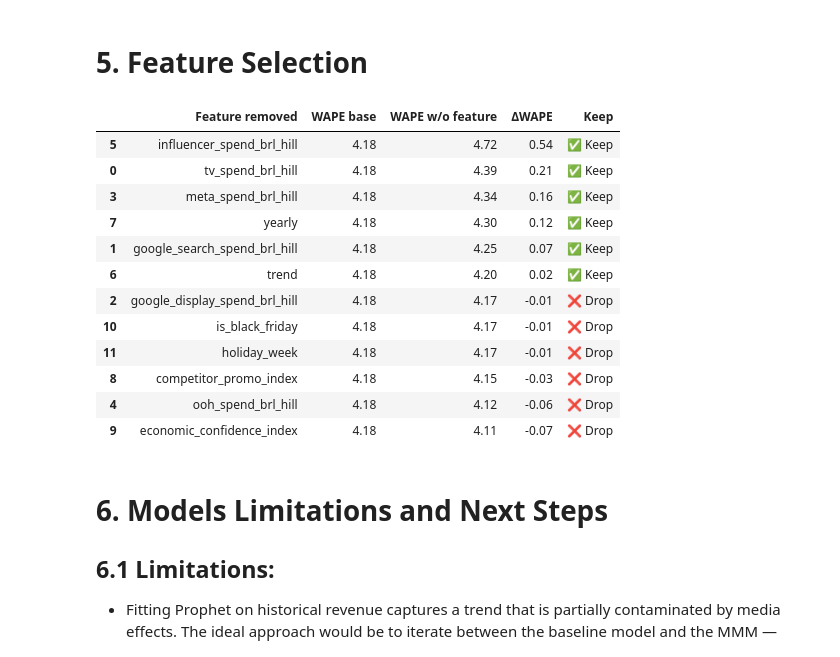
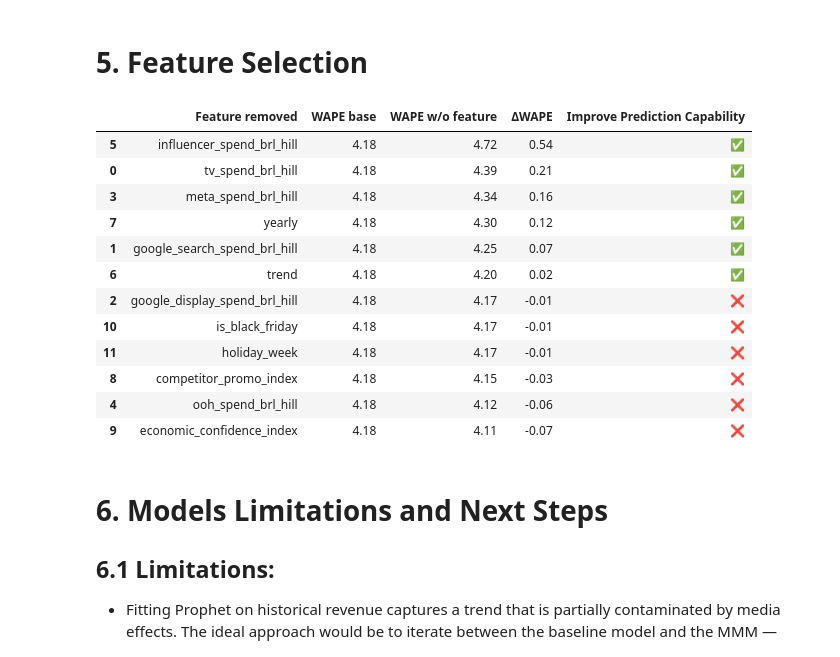
Before and after one commit to TiagoTBarreto/MMM_VAREJO_360, a Jupyter notebook: Case_Tecnico_Uncover_MMM.ipynb, the cells around one changed output. Cells and saved outputs as stored; diff of their text form; code cells hidden in the pictures.

Commit message:
renaming dataframe columns in feature selection section

```diff
--- a/Case_Tecnico_Uncover_MMM.ipynb
+++ b/Case_Tecnico_Uncover_MMM.ipynb
@@ -1554,47 +1554,47 @@ for feature in base_features:
 
         X_train = X_reduced.iloc[train_idx]
         X_test  = X_reduced.iloc[test_idx]
         y_train = y.iloc[train_idx]
         y_test  = y.iloc[test_idx]
 
         scaler_cv = StandardScaler()
         X_train_scaled = scaler_cv.fit_transform(X_train)
         X_test_scaled  = scaler_cv.transform(X_test)
 
         ridge_cv = Ridge(alpha=10, positive=True)
         ridge_cv.fit(X_train_scaled, y_train)
         y_pred = ridge_cv.predict(X_test_scaled)
 
         wape = np.sum(np.abs(y_test - y_pred)) / np.sum(np.abs(y_test)) * 100
         fold_wapes.append(wape)
 
     mean_wape  = np.mean(fold_wapes)
     wape_delta = mean_wape - base_wape
 
     selection_results.append({
         "Feature removed": feature,
         "WAPE base":       round(base_wape, 4),
         "WAPE w/o feature":round(mean_wape, 4),
         "ΔWAPE":           round(wape_delta, 4),
-        "Keep":            "✅ Keep" if wape_delta > 0 else "❌ Drop",
+        "Improve Prediction Capability":            "✅" if wape_delta > 0 else "❌",
     })
 
 selection_df = pd.DataFrame(selection_results).sort_values("ΔWAPE", ascending=False)
 display(selection_df)
 # %% [output]
-|  | Feature removed | WAPE base | WAPE w/o feature | ΔWAPE | Keep |
-| 5 | influencer_spend_brl_hill | 4.18 | 4.72 | 0.54 | ✅ Keep |
-| 0 | tv_spend_brl_hill | 4.18 | 4.39 | 0.21 | ✅ Keep |
-| 3 | meta_spend_brl_hill | 4.18 | 4.34 | 0.16 | ✅ Keep |
-| 7 | yearly | 4.18 | 4.30 | 0.12 | ✅ Keep |
-| 1 | google_search_spend_brl_hill | 4.18 | 4.25 | 0.07 | ✅ Keep |
-| 6 | trend | 4.18 | 4.20 | 0.02 | ✅ Keep |
-| 2 | google_display_spend_brl_hill | 4.18 | 4.17 | -0.01 | ❌ Drop |
-| 10 | is_black_friday | 4.18 | 4.17 | -0.01 | ❌ Drop |
-| 11 | holiday_week | 4.18 | 4.17 | -0.01 | ❌ Drop |
-| 8 | competitor_promo_index | 4.18 | 4.15 | -0.03 | ❌ Drop |
-| 4 | ooh_spend_brl_hill | 4.18 | 4.12 | -0.06 | ❌ Drop |
-| 9 | economic_confidence_index | 4.18 | 4.11 | -0.07 | ❌ Drop |
+|  | Feature removed | WAPE base | WAPE w/o feature | ΔWAPE | Improve Prediction Capability |
+| 5 | influencer_spend_brl_hill | 4.18 | 4.72 | 0.54 | ✅ |
+| 0 | tv_spend_brl_hill | 4.18 | 4.39 | 0.21 | ✅ |
+| 3 | meta_spend_brl_hill | 4.18 | 4.34 | 0.16 | ✅ |
+| 7 | yearly | 4.18 | 4.30 | 0.12 | ✅ |
+| 1 | google_search_spend_brl_hill | 4.18 | 4.25 | 0.07 | ✅ |
+| 6 | trend | 4.18 | 4.20 | 0.02 | ✅ |
+| 2 | google_display_spend_brl_hill | 4.18 | 4.17 | -0.01 | ❌ |
+| 10 | is_black_friday | 4.18 | 4.17 | -0.01 | ❌ |
+| 11 | holiday_week | 4.18 | 4.17 | -0.01 | ❌ |
+| 8 | competitor_promo_index | 4.18 | 4.15 | -0.03 | ❌ |
+| 4 | ooh_spend_brl_hill | 4.18 | 4.12 | -0.06 | ❌ |
+| 9 | economic_confidence_index | 4.18 | 4.11 | -0.07 | ❌ |
 # %% [markdown]
 # 6. Models Limitations and Next Steps
 
```
Also changed, not shown: parts of 1 cell of this notebook.
